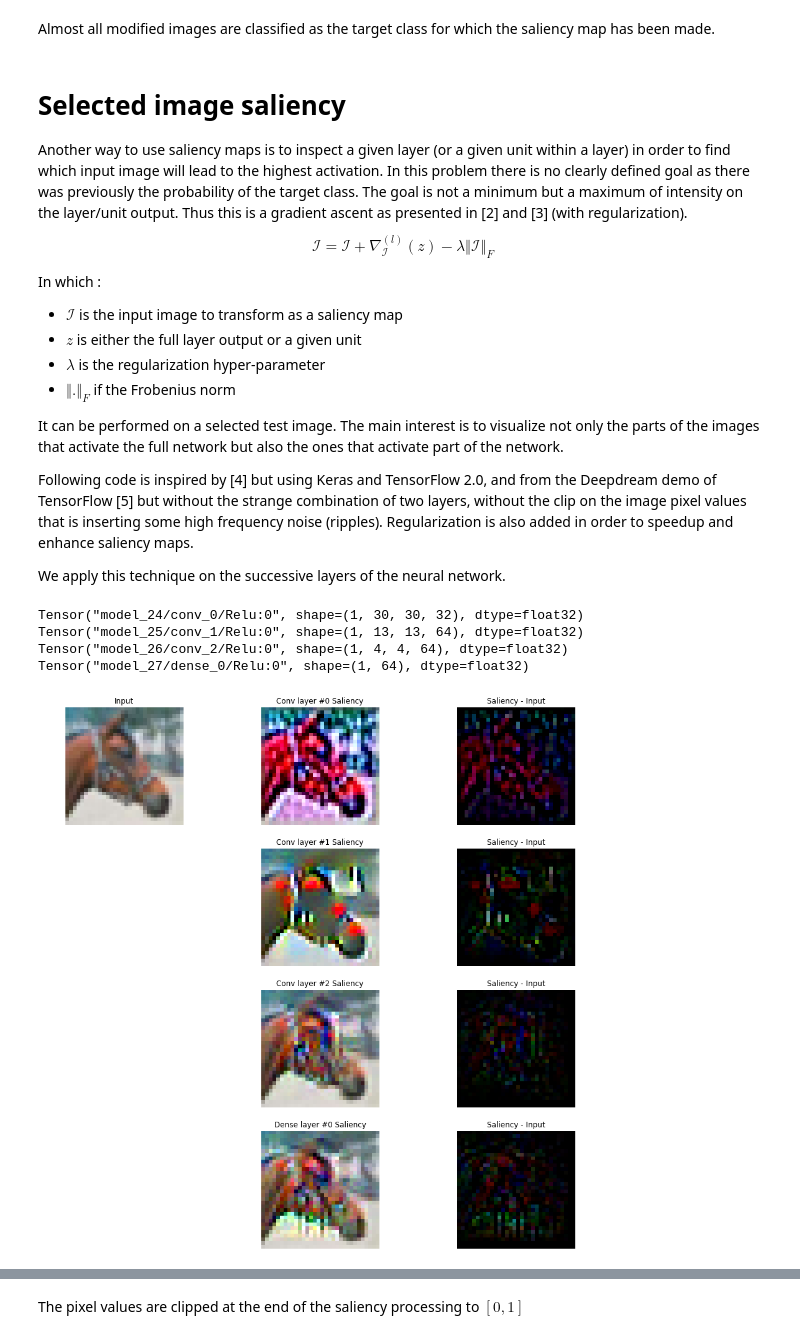
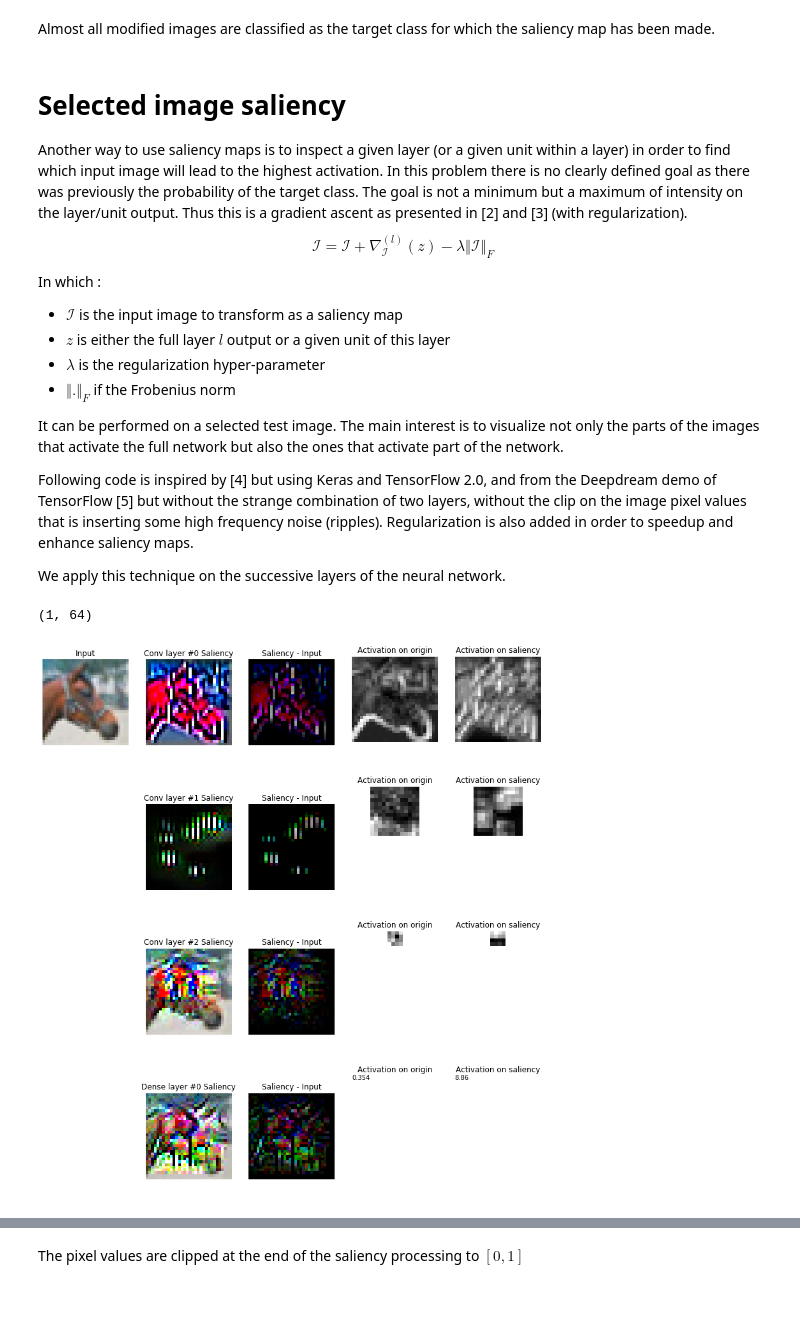
Before and after one commit to tonio73/data-science, a Jupyter notebook: cnn/CnnVisualization-2-SaliencyMaps.ipynb, the cells around one changed output, grey strips where cells are left out. Drawn from its saved outputs; the diff is of its cells as text; code cells hidden in the pictures; blank space fills up the shorter version.

Commit message:
Local saliency, activation comparison

```diff
--- a/cnn/CnnVisualization-2-SaliencyMaps.ipynb
+++ b/cnn/CnnVisualization-2-SaliencyMaps.ipynb
@@ -200,7 +212,7 @@ $$ \mathcal{I} = \mathcal{I} + \nabla_{\mathcal{I}}^{(l)}(z) - \lambda \Vert \ma
 
 In which :
 - $\mathcal{I}$ is the input image to transform as a saliency map
-- $z$ is either the full layer output or a given unit
+- $z$ is either the full layer $l$ output or a given unit of this layer
 - $\lambda$ is the regularization hyper-parameter
 - $\Vert . \Vert_F$ if the Frobenius norm
 
@@ -211,7 +223,8 @@ Following code is inspired by [4] but using Keras and TensorFlow 2.0, and from t
 We apply this technique on the successive layers of the neural network.
 # %%
 @tf.function
-def gradientMaxStep(model, img, learningRate, lambdaReg, unit):
+def gradientMaxStep(model, img, learningRate, lambdaReg, unit=None):
+    """ Gradient ascent step in order to maximize the output (on the specified unit if provided)"""
     with tf.GradientTape() as tape:
         tape.watch(img)
         activation = model(img)
@@ -223,17 +236,22 @@ def gradientMaxStep(model, img, learningRate, lambdaReg, unit):
                 activationTarget = activation[:,unit]
         else:
             activationTarget = activation
-        objective = tf.math.reduce_mean(activationTarget)
+        imgNorm = tf.cast(tf.norm(img, 'euclidean'), tf.float32)
+        # Objective to maximize, with regularization
+        # tf.math.abs(tf.math.reduce_mean(activationTarget))
+        objective = tf.norm(activationTarget) - lambdaReg * imgNorm
     grads = tape.gradient(objective, img)
-    imgNorm = tf.norm(img, 'fro', axis=(1, 2)) #fro, euclidean
 
-    # Gradient ascent with regularization to maximize intensity
-    img = img + learningRate * grads - lambdaReg * imgNorm
+    # Gradient ascent
+    img = img + learningRate * grads
 
-    return objective, grads, img, imgNorm
+    return img, objective, grads, imgNorm
 
 def getPartialSalient(numEpochs, model, img, learningRate, lambdaReg, unit=None):
-
+    """ Saliency computation on part or full network in "unsupervised mode"
+         i.e. no target class provided.
+        Output is maximized through gradient ascent with regularization (soft constraint on the image norm)
+    """
     imgTf = tf.expand_dims(img, axis=0)
     trueActivationTf = None
     loss = None
@@ -242,7 +260,7 @@ def getPartialSalient(numEpochs, model, img, learningRate, lambdaReg, unit=None)
 
     for epoch in range(numEpochs):
 
-        intensity, grads, imgTf, imgNorm = gradientMaxStep(model, imgTf, learningRate, lambdaReg, unit)
+        imgTf, intensity, grads, imgNorm = gradientMaxStep(model, imgTf, learningRate, lambdaReg, unit)
 
         intensityHist.append(intensity)
         gradHist.append(grads)
@@ -255,20 +273,32 @@ layerTitles = ['Conv layer #0', 'Conv layer #1', 'Conv layer #2', 'Dense layer #
 partialModels = [models.Model(inputs=model0.input,
                       outputs=model0.layers[i].output) for i in [0, 2, 4, 7]]
 
+learningRates = [0.05, 0.05, 0.01, 0.005]
+lambdaRegs = [1, 5, 0.1, 1]
 testImgIndex =  17
 sampleInput = xTest[testImgIndex]
-saliencyRes = []
-for m, learningRate in zip(partialModels, [2, 1, 0.1, 0.01]):
-    saliencyRes.append(getPartialSalient(1000, m, sampleInput, learningRate, learningRate / 5e5))
+saliencyRes, activations, activationsAfter  = [], [], []
+for m, learningRate, lambdaReg in zip(partialModels, learningRates, lambdaRegs):
+    saliencyRes.append(getPartialSalient(500, m, sampleInput, learningRate, lambdaReg))
+    act = m.predict(np.array([sampleInput])).squeeze(axis=0)
+    if len(act.shape) == 3:
+        activations.append(np.mean(act, axis=2))
+    else:
+        activations.append(np.mean(act))
+    actAfter = m.predict(np.array([saliencyRes[-1][0]])).squeeze(axis=0)
+    if len(act.shape) == 3:
+        activationsAfter.append(np.mean(actAfter, axis=2))
+    else:
+        activationsAfter.append(np.mean(actAfter))
-# %% [output]
-Tensor("model_24/conv_0/Relu:0", shape=(1, 30, 30, 32), dtype=float32)
-Tensor("model_25/conv_1/Relu:0", shape=(1, 13, 13, 64), dtype=float32)
-Tensor("model_26/conv_2/Relu:0", shape=(1, 4, 4, 64), dtype=float32)
-Tensor("model_27/dense_0/Relu:0", shape=(1, 64), dtype=float32)
+# %%
+m.predict(np.array([saliencyRes[-1][0]])).shape
+# %% [output]
+(1, 64)
 # %%
 plotSaliencyMap(sampleInput,
                 [saliencyRes[i][0].numpy() for i in range(len(saliencyRes))],
-                layerTitles)
+                activations, activationsAfter,
+                layerNames=layerTitles)
 # %% [output]
-[figure, old version]
+[figure, new version]
 # %%
```
Also changed, not shown: parts of 7 cells of this notebook, 1 other file.
